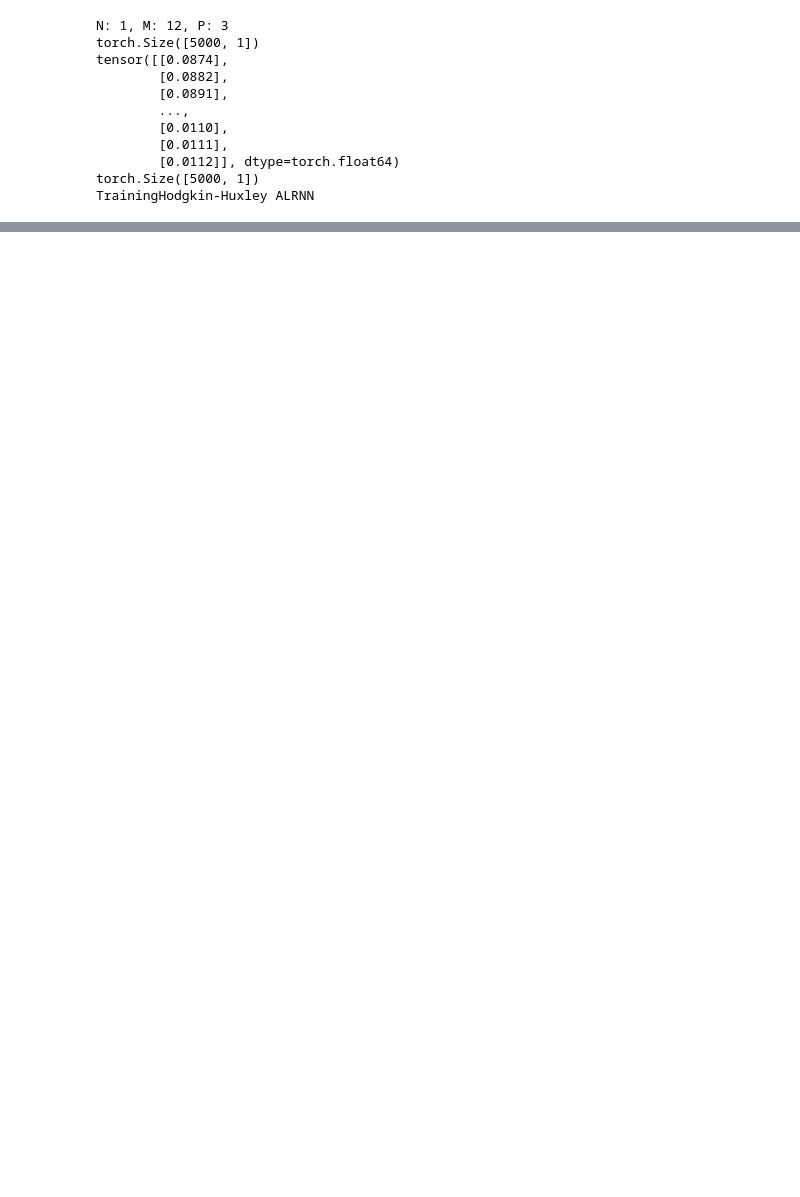
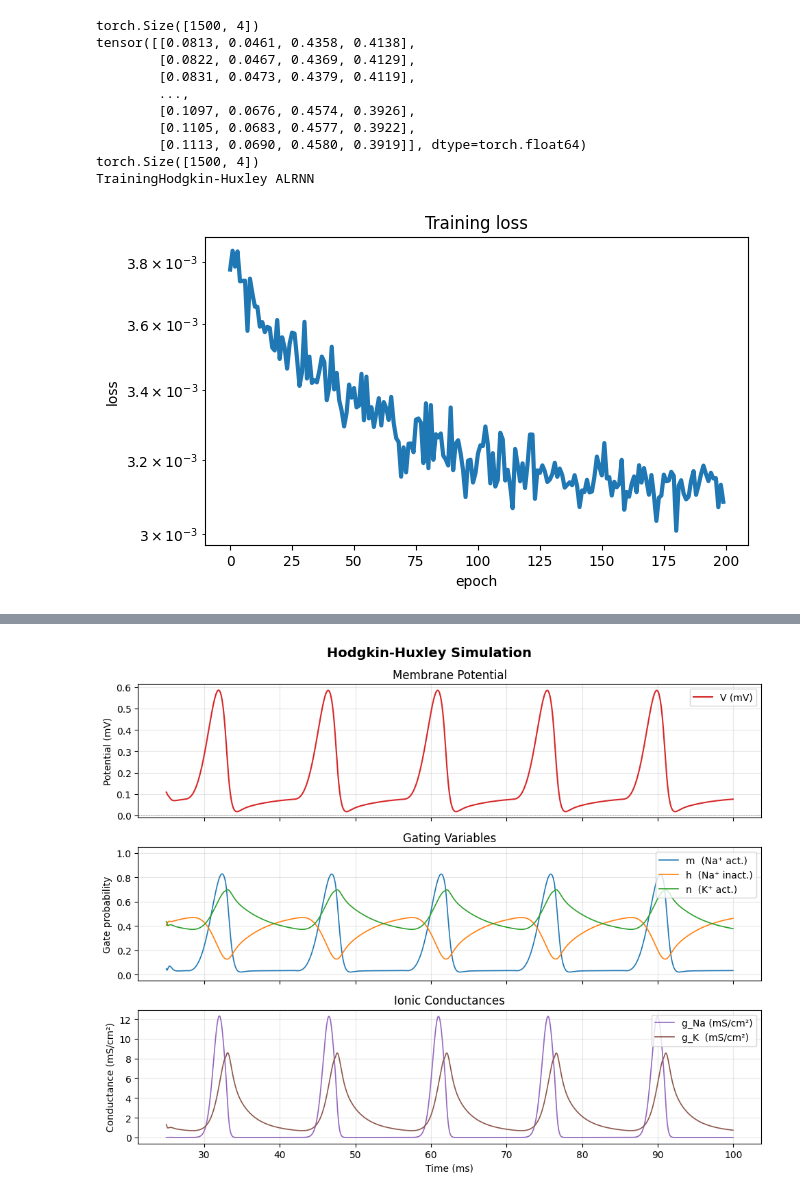
Before and after one commit to winkt0/alrnn-marl, a Jupyter notebook: hodhux.ipynb, the cells around one changed output, grey strips where cells are left out. Cells and saved outputs as stored; diff of their text form; code cells hidden in the pictures; blank space fills up the shorter version.

Commit message:
trained model

```diff
--- a/hodhux.ipynb
+++ b/hodhux.ipynb
@@ -435,9 +434,10 @@ def calc_FP(model, regions):
         A_diag = torch.diag(model.A.detach())
         W = model.W.detach()
         h = model.h.detach()
-        fp = torch.linalg.inv(torch.eye(model.M) - A_diag - W @ D) @ h
+        WD = W @ D
+        fp = torch.linalg.inv(torch.eye(model.M) - A_diag - WD) @ h
         z_fp.append(fp)
-        eigvals = torch.linalg.eigvals(A_diag + W @ D)
+        eigvals = torch.linalg.eigvals(A_diag + WD)
         stab.append(torch.max(torch.abs(eigvals)).item())
 
     z_fp = np.vstack(z_fp)
@@ -538,7 +538,7 @@ def create_model(N=4, M=12, P=3):
 
 def create_dataset(traj):
     batch_size = 16
-    sequence_length = 200
+    sequence_length = 500
     return TimeSeriesDataset(traj, sequence_length=sequence_length, batch_size=batch_size)
 
 def visualize_metrics(metrics):
@@ -567,7 +567,7 @@ def train_and_save_model(model, trajectory):
     name = "Hodgkin-Huxley ALRNN"
     print("Training" + name)
     config = TrainConfig()
-    config.num_epochs = 400
+    config.num_epochs = 200
 
     ts = timestamp()
     logger = Logger(model)
@@ -612,20 +615,20 @@ T: [0.000e+00 1.000e-02 2.000e-02 ... 4.997e+01 4.998e+01 4.999e+01]
 # %%
-model = create_model(N=1, M=12, P=3)
-trajectory = torch.tensor([V_scaled]).permute(1, 0)
+#model = create_model(N=4, M=12, P=2)
+trajectory = torch.tensor([V_scaled, m, h, n]).permute(1, 0)
 print(trajectory.shape)
 free_sequence, log_path = train_and_save_model(model, trajectory)
 print(free_sequence.shape)
 plot_hh(t, free_sequence[:,0], free_sequence[:,1], free_sequence[:,2], free_sequence[:,3])
 visualize_training(log_path)
 # %% [output]
-N: 1, M: 12, P: 3
-torch.Size([5000, 1])
-tensor([[0.0874],
-        [0.0882],
-        [0.0891],
+torch.Size([1500, 4])
+tensor([[0.0813, 0.0461, 0.4358, 0.4138],
+        [0.0822, 0.0467, 0.4369, 0.4129],
+        [0.0831, 0.0473, 0.4379, 0.4119],
         ...,
-        [0.0110],
-        [0.0111],
-        [0.0112]], dtype=torch.float64)
-torch.Size([5000, 1])
+        [0.1097, 0.0676, 0.4574, 0.3926],
+        [0.1105, 0.0683, 0.4577, 0.3922],
+        [0.1113, 0.0690, 0.4580, 0.3919]], dtype=torch.float64)
+torch.Size([1500, 4])
 TrainingHodgkin-Huxley ALRNN
+[figure, added]
@@ -631,0 +637 @@ TrainingHodgkin-Huxley ALRNN
+[figure, added]
```
Also changed, not shown: parts of 3 cells of this notebook, 2 other files.
